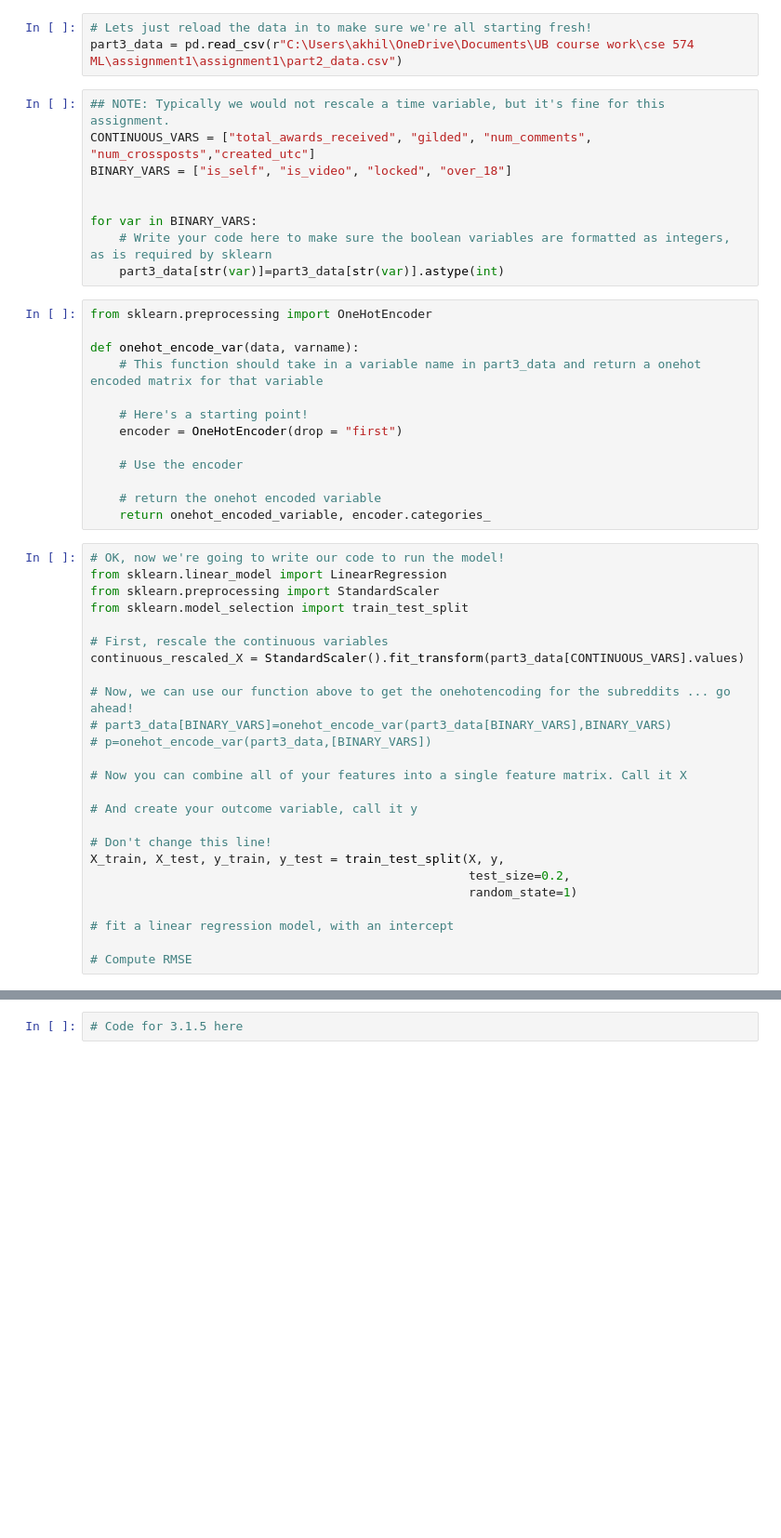
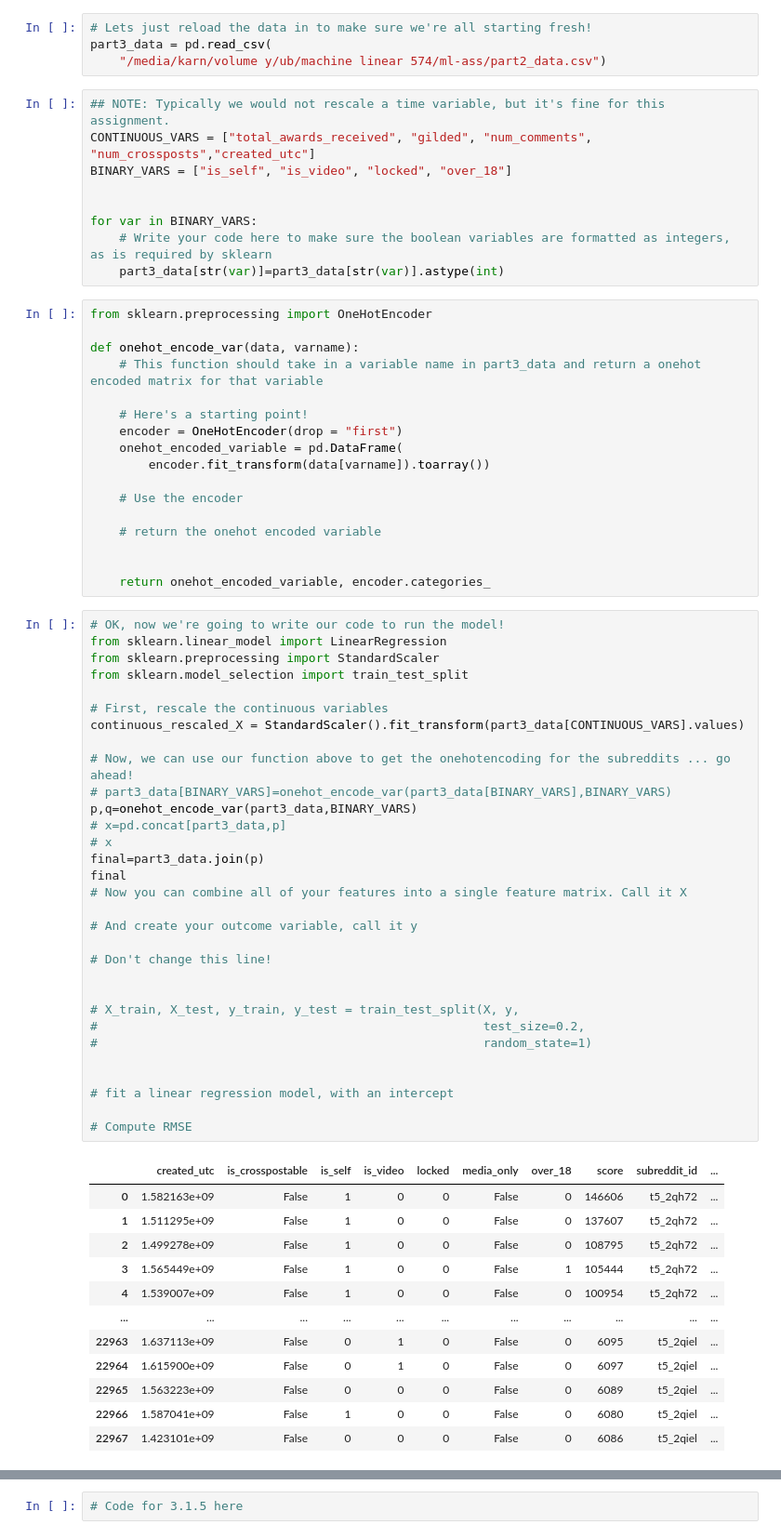
Before and after one commit to IAM-RAAVAAN/ml-project, a Jupyter notebook: assignment_1_474_s22_working.ipynb, the cells around one changed output, grey strips where cells are left out. Shown at 93% size. Drawn from its saved outputs; the diff is of its cells as text; blank space fills up the shorter version.

Commit message:
train and split remaining

```diff
--- a/assignment_1_474_s22_working.ipynb
+++ b/assignment_1_474_s22_working.ipynb
@@ -593,7 +593,8 @@ sns.heatmap(part2_data.corr())
 [figure]
 # %%
 # Lets just reload the data in to make sure we're all starting fresh!
-part3_data = pd.read_csv(r"C:\Users\akhil\OneDrive\Documents\UB course work\cse 574 ML\assignment1\assignment1\part2_data.csv")
+part3_data = pd.read_csv(
+    "/media/karn/volume y/ub/machine linear 574/ml-ass/part2_data.csv")
 # %%
 ## NOTE: Typically we would not rescale a time variable, but it's fine for this assignment.
 CONTINUOUS_VARS = ["total_awards_received", "gilded", "num_comments", "num_crossposts","created_utc"]
@@ -611,34 +612,56 @@ def onehot_encode_var(data, varname):
 
     # Here's a starting point!
     encoder = OneHotEncoder(drop = "first")
+    onehot_encoded_variable = pd.DataFrame(
+        encoder.fit_transform(data[varname]).toarray())
 
     # Use the encoder
 
     # return the onehot encoded variable
+
+
     return onehot_encoded_variable, encoder.categories_
 # %%
 # OK, now we're going to write our code to run the model!
 from sklearn.linear_model import LinearRegression
 from sklearn.preprocessing import StandardScaler
 from sklearn.model_selection import train_test_split
 
 # First, rescale the continuous variables
 continuous_rescaled_X = StandardScaler().fit_transform(part3_data[CONTINUOUS_VARS].values)
 
 # Now, we can use our function above to get the onehotencoding for the subreddits ... go ahead!
 # part3_data[BINARY_VARS]=onehot_encode_var(part3_data[BINARY_VARS],BINARY_VARS)
-# p=onehot_encode_var(part3_data,[BINARY_VARS])
-
+p,q=onehot_encode_var(part3_data,BINARY_VARS)
+# x=pd.concat[part3_data,p]
+# x
+final=part3_data.join(p)
+final
 # Now you can combine all of your features into a single feature matrix. Call it X
 
 # And create your outcome variable, call it y
 
 # Don't change this line!
-X_train, X_test, y_train, y_test = train_test_split(X, y,
-                                                    test_size=0.2,
-                                                    random_state=1)
+
+
+# X_train, X_test, y_train, y_test = train_test_split(X, y,
+#                                                     test_size=0.2,
+#                                                     random_state=1)
+
 
 # fit a linear regression model, with an intercept
 
 # Compute RMSE
 # %% [output]
+|  | created_utc | is_crosspostable | is_self | is_video | locked | media_only | over_18 | score | subreddit_id | ... |
+| 0 | 1.582163e+09 | False | 1 | 0 | 0 | False | 0 | 146606 | t5_2qh72 | ... |
+| 1 | 1.511295e+09 | False | 1 | 0 | 0 | False | 0 | 137607 | t5_2qh72 | ... |
+| 2 | 1.499278e+09 | False | 1 | 0 | 0 | False | 0 | 108795 | t5_2qh72 | ... |
+| 3 | 1.565449e+09 | False | 1 | 0 | 0 | False | 1 | 105444 | t5_2qh72 | ... |
+| 4 | 1.539007e+09 | False | 1 | 0 | 0 | False | 0 | 100954 | t5_2qh72 | ... |
+| ... | ... | ... | ... | ... | ... | ... | ... | ... | ... | ... |
+| 22963 | 1.637113e+09 | False | 0 | 1 | 0 | False | 0 | 6095 | t5_2qiel | ... |
+| 22964 | 1.615900e+09 | False | 0 | 1 | 0 | False | 0 | 6097 | t5_2qiel | ... |
+| 22965 | 1.563223e+09 | False | 0 | 0 | 0 | False | 0 | 6089 | t5_2qiel | ... |
+| 22966 | 1.587041e+09 | False | 1 | 0 | 0 | False | 0 | 6080 | t5_2qiel | ... |
+| 22967 | 1.423101e+09 | False | 0 | 0 | 0 | False | 0 | 6086 | t5_2qiel | ... |
```
Also changed, not shown: parts of 1 cell of this notebook.
